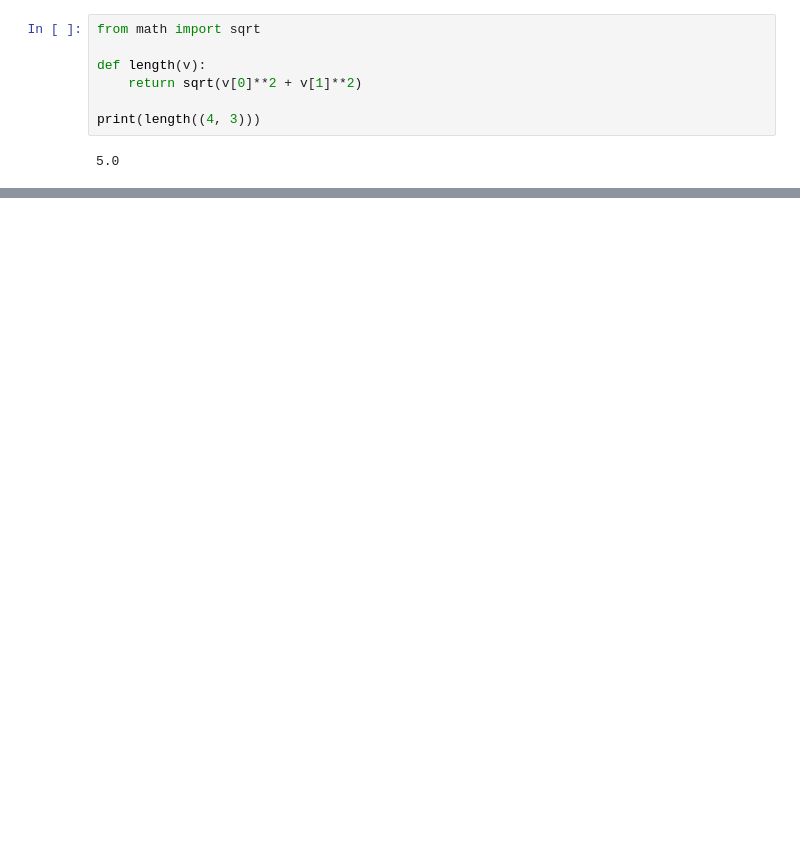
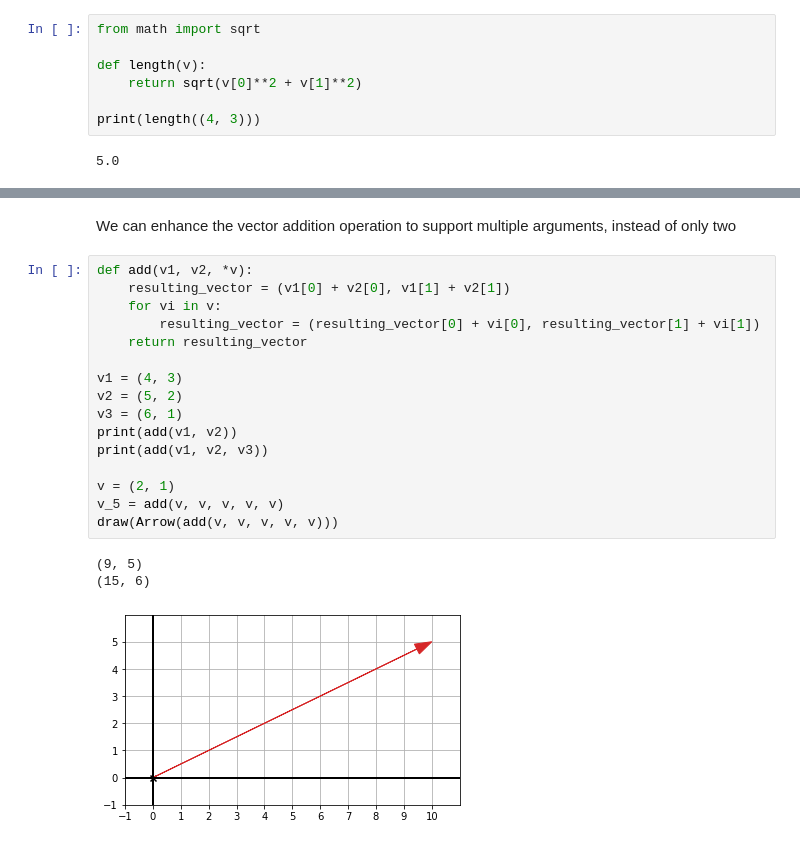
Before and after one commit to sergiofgonzalez/math-workbench, a Jupyter notebook: 01-vectors-in-the-2d-plane/02-vector-arithmetics-notebook/vector_arithmetics.ipynb, the cells around one changed output, grey strips where cells are left out. Saved outputs shown, nothing was run; the diff lists cells and outputs as text; blank space fills up the shorter version.

Commit message:
Add more vector arithmetics

```diff
--- a/01-vectors-in-the-2d-plane/02-vector-arithmetics-notebook/vector_arithmetics.ipynb
+++ b/01-vectors-in-the-2d-plane/02-vector-arithmetics-notebook/vector_arithmetics.ipynb
@@ -118,0 +139,22 @@ print(length((4, 3)))
+# %% [markdown]
+We can enhance the vector addition operation to support multiple arguments, instead of only two
+# %%
+def add(v1, v2, *v):
+    resulting_vector = (v1[0] + v2[0], v1[1] + v2[1])
+    for vi in v:
+        resulting_vector = (resulting_vector[0] + vi[0], resulting_vector[1] + vi[1])
+    return resulting_vector
+
+v1 = (4, 3)
+v2 = (5, 2)
+v3 = (6, 1)
+print(add(v1, v2))
+print(add(v1, v2, v3))
+
+v = (2, 1)
+v_5 = add(v, v, v, v, v)
+draw(Arrow(add(v, v, v, v, v)))
+# %% [output]
+(9, 5)
+(15, 6)
+[figure, added]
```
Also changed, not shown: parts of 18 cells of this notebook, 2 other files.
